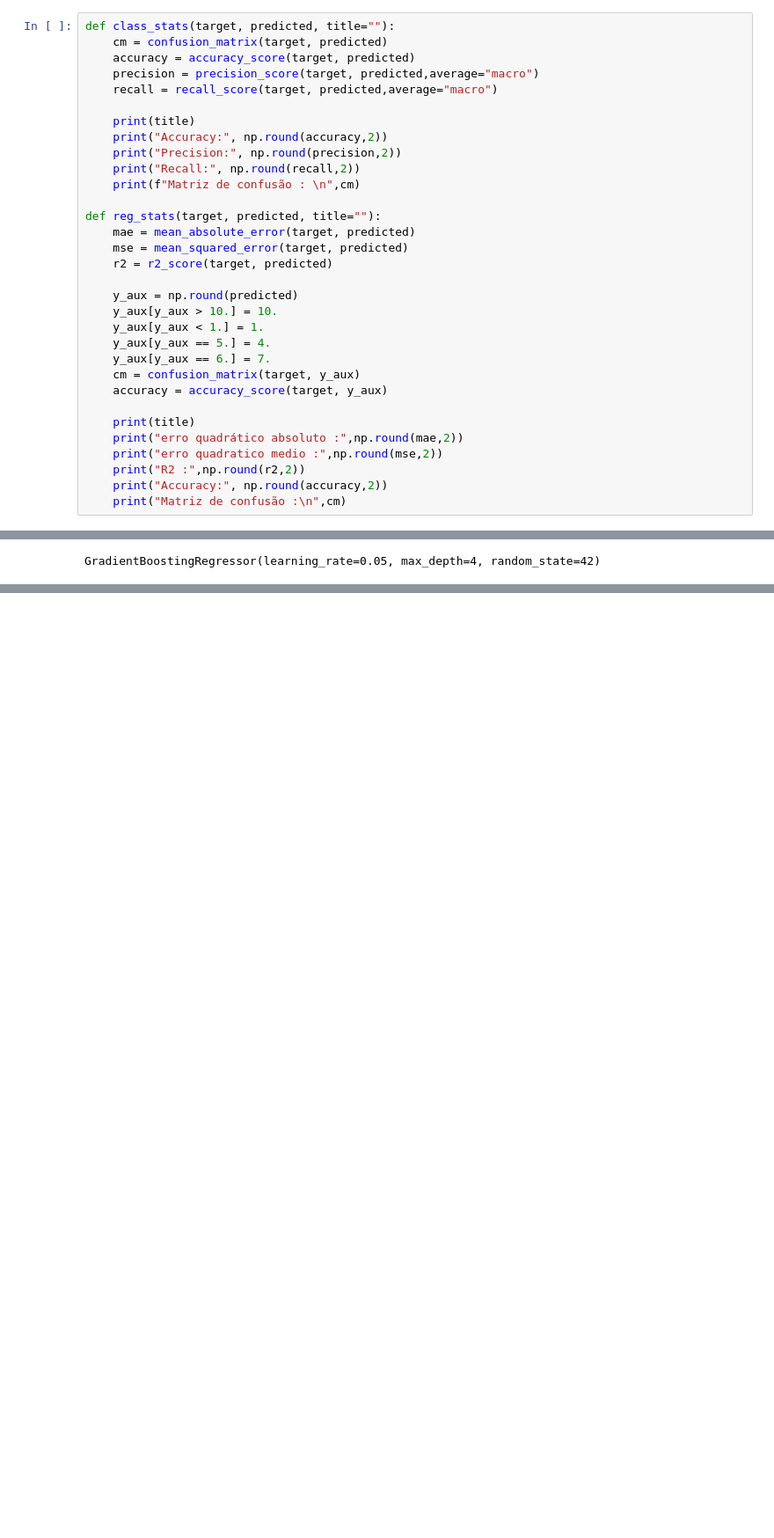
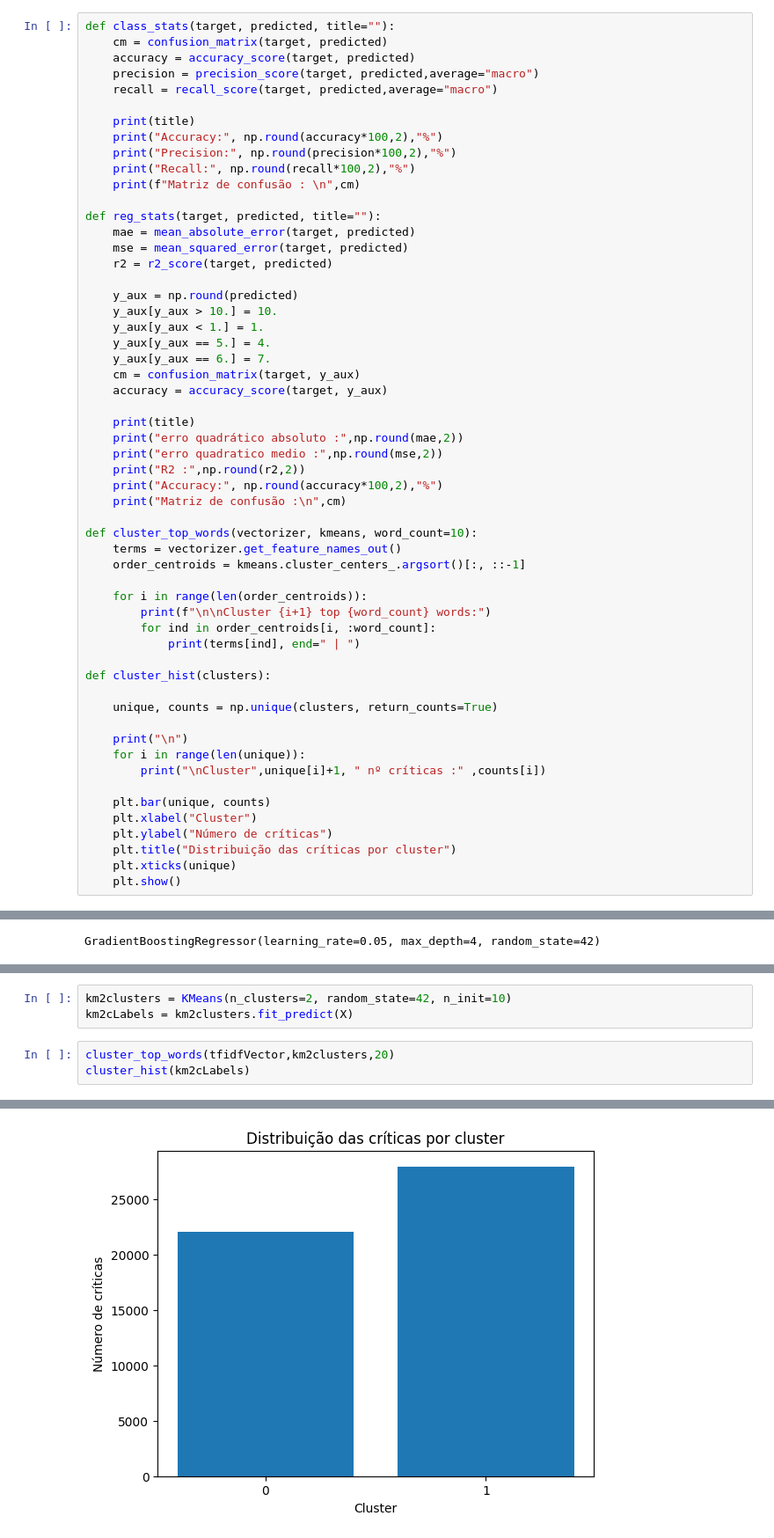
Before and after one commit to TeeVee304/A48630A51038A51811TP2, a Jupyter notebook: main.ipynb, the cells around one changed output, grey strips where cells are left out. Shown: that part at 88% size. Cells and saved outputs as stored; diff of their text form; blank space fills up the shorter version.

```diff
--- a/main.ipynb
+++ b/main.ipynb
@@ -43,9 +44,9 @@ def class_stats(target, predicted, title=""):
     recall = recall_score(target, predicted,average="macro")
 
     print(title)
-    print("Accuracy:", np.round(accuracy,2))
-    print("Precision:", np.round(precision,2))
-    print("Recall:", np.round(recall,2))
+    print("Accuracy:", np.round(accuracy*100,2),"%")
+    print("Precision:", np.round(precision*100,2),"%")
+    print("Recall:", np.round(recall*100,2),"%")
     print(f"Matriz de confusão : \n",cm)
 
 def reg_stats(target, predicted, title=""):
@@ -65,8 +66,32 @@ def reg_stats(target, predicted, title=""):
     print("erro quadrático absoluto :",np.round(mae,2))
     print("erro quadratico medio :",np.round(mse,2))
     print("R2 :",np.round(r2,2))
-    print("Accuracy:", np.round(accuracy,2))
+    print("Accuracy:", np.round(accuracy*100,2),"%")
     print("Matriz de confusão :\n",cm)
+
+def cluster_top_words(vectorizer, kmeans, word_count=10):
+    terms = vectorizer.get_feature_names_out()
+    order_centroids = kmeans.cluster_centers_.argsort()[:, ::-1]
+
+    for i in range(len(order_centroids)):
+        print(f"\n\nCluster {i+1} top {word_count} words:")
+        for ind in order_centroids[i, :word_count]:
+            print(terms[ind], end=" | ")
+
+def cluster_hist(clusters):
+
+    unique, counts = np.unique(clusters, return_counts=True)
+
+    print("\n")
+    for i in range(len(unique)):
+        print("\nCluster",unique[i]+1, " nº críticas :" ,counts[i])
+
+    plt.bar(unique, counts)
+    plt.xlabel("Cluster")
+    plt.ylabel("Número de críticas")
+    plt.title("Distribuição das críticas por cluster")
+    plt.xticks(unique)
+    plt.show()
 # %% [markdown]
 This dataset contains movie reviews along with their associated binary sentiment polarity labels. It is intended to serve as a benchmark for sentiment classification. This document outlines how the dataset was gathered, and how to use the files provided.
 For more details see: http://ai.stanford.edu/~amaas/data/sentiment/
@@ -499,0 +529,7 @@ Matriz de confusão :
+# %%
+km2clusters = KMeans(n_clusters=2, random_state=42, n_init=10)
+km2cLabels = km2clusters.fit_predict(X)
+# %%
+cluster_top_words(tfidfVector,km2clusters,20)
+cluster_hist(km2cLabels)
+# %% [output]
@@ -499,0 +546 @@ Matriz de confusão :
+[figure, added]
```
Also changed, not shown: parts of 20 cells of this notebook.
